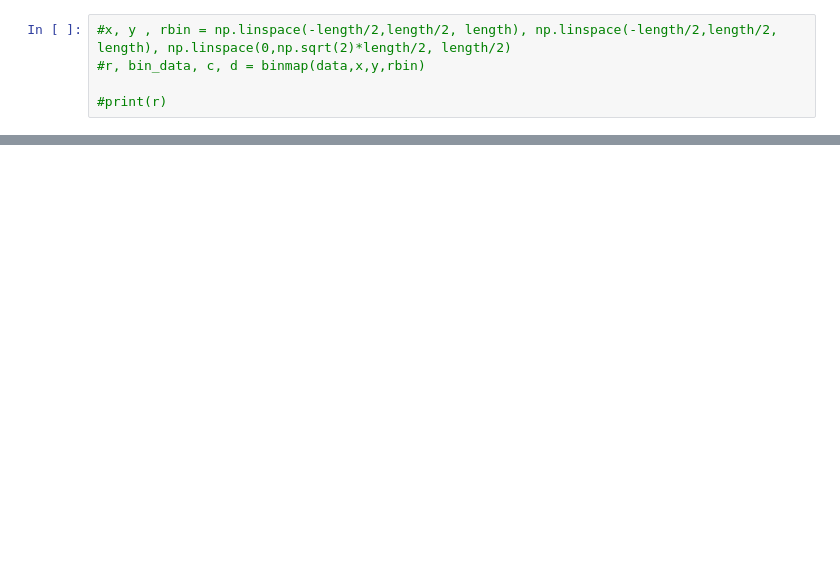
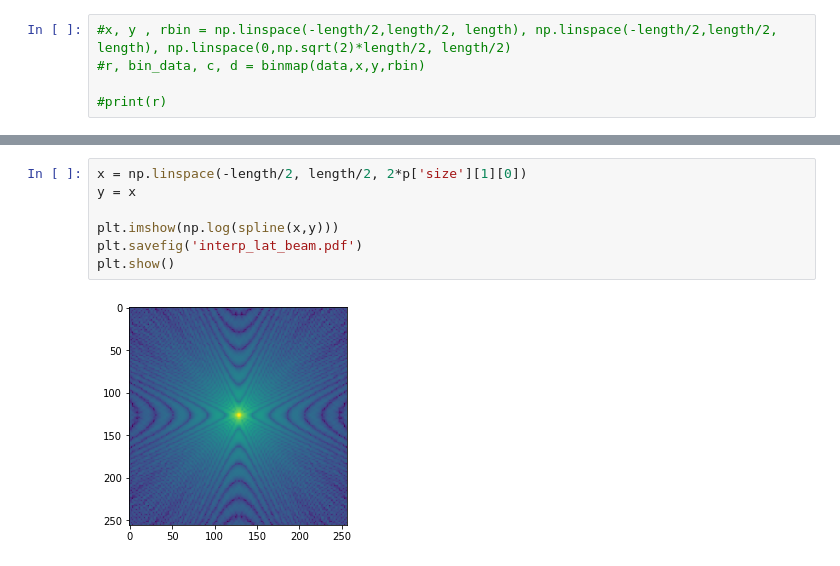
Before and after one commit to Sulla2012/gaussian_beams, a Jupyter notebook: beam_fitting/lat_beam_fitting.ipynb, the cells around one changed output, grey strips where cells are left out. Drawn from its saved outputs; the diff is of its cells as text; blank space fills up the shorter version.

Commit message:
More interpolating

```diff
--- a/beam_fitting/lat_beam_fitting.ipynb
+++ b/beam_fitting/lat_beam_fitting.ipynb
@@ -112,0 +119,9 @@ p['size']
+# %%
+x = np.linspace(-length/2, length/2, 2*p['size'][1][0])
+y = x
+
+plt.imshow(np.log(spline(x,y)))
+plt.savefig('interp_lat_beam.pdf')
+plt.show()
+# %% [output]
+[figure, added]
```
Also changed, not shown: parts of 4 cells of this notebook, 3 other files.
